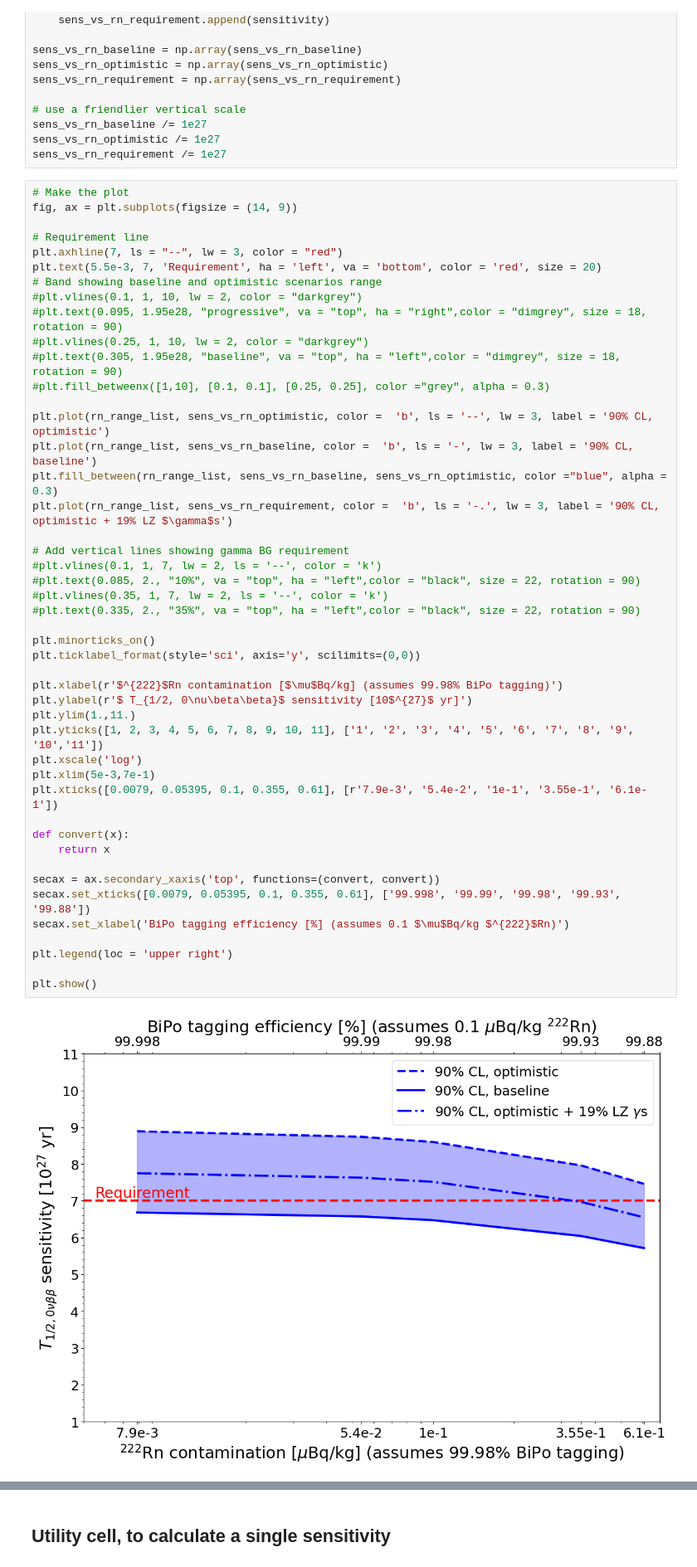
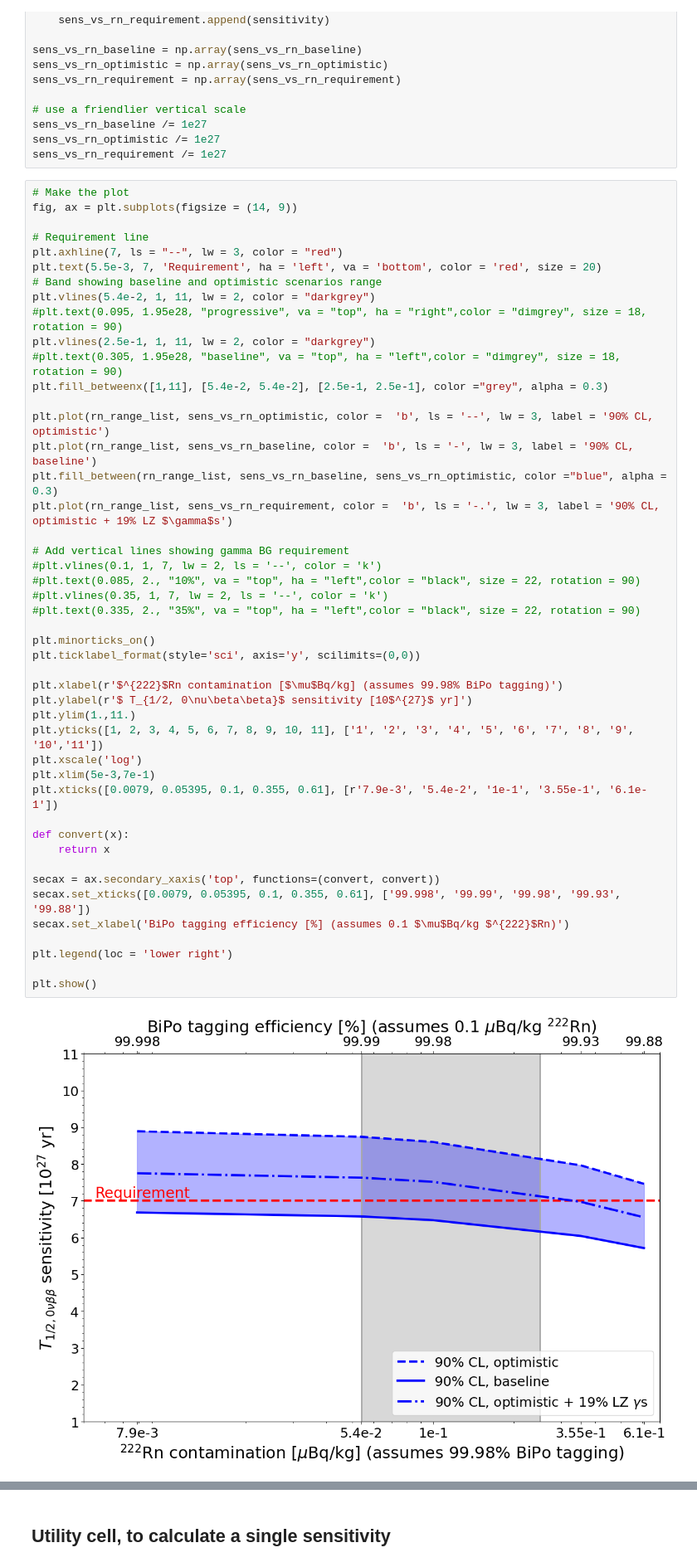
Before and after one commit to kdund/xlzd_reqtask_nufog, a Jupyter notebook: 0vbb/0vbb_Requirements.ipynb, the cells around one changed output, grey strips where cells are left out. Shown: that part at 83% size. Cells and saved outputs as stored; diff of their text form.

```diff
--- a/0vbb/0vbb_Requirements.ipynb
+++ b/0vbb/0vbb_Requirements.ipynb
@@ -354,43 +354,43 @@ fig, ax = plt.subplots(figsize = (14, 9))
 plt.axhline(7, ls = "--", lw = 3, color = "red")
 plt.text(5.5e-3, 7, 'Requirement', ha = 'left', va = 'bottom', color = 'red', size = 20)
 # Band showing baseline and optimistic scenarios range
-#plt.vlines(0.1, 1, 10, lw = 2, color = "darkgrey")
+plt.vlines(5.4e-2, 1, 11, lw = 2, color = "darkgrey")
 #plt.text(0.095, 1.95e28, "progressive", va = "top", ha = "right",color = "dimgrey", size = 18, rotation = 90)
-#plt.vlines(0.25, 1, 10, lw = 2, color = "darkgrey")
+plt.vlines(2.5e-1, 1, 11, lw = 2, color = "darkgrey")
 #plt.text(0.305, 1.95e28, "baseline", va = "top", ha = "left",color = "dimgrey", size = 18, rotation = 90)
-#plt.fill_betweenx([1,10], [0.1, 0.1], [0.25, 0.25], color ="grey", alpha = 0.3)
+plt.fill_betweenx([1,11], [5.4e-2, 5.4e-2], [2.5e-1, 2.5e-1], color ="grey", alpha = 0.3)
 
 plt.plot(rn_range_list, sens_vs_rn_optimistic, color =  'b', ls = '--', lw = 3, label = '90% CL, optimistic')
 plt.plot(rn_range_list, sens_vs_rn_baseline, color =  'b', ls = '-', lw = 3, label = '90% CL, baseline')
 plt.fill_between(rn_range_list, sens_vs_rn_baseline, sens_vs_rn_optimistic, color ="blue", alpha = 0.3)
 plt.plot(rn_range_list, sens_vs_rn_requirement, color =  'b', ls = '-.', lw = 3, label = '90% CL, optimistic + 19% LZ $\gamma$s')
 
 # Add vertical lines showing gamma BG requirement
 #plt.vlines(0.1, 1, 7, lw = 2, ls = '--', color = 'k')
 #plt.text(0.085, 2., "10%", va = "top", ha = "left",color = "black", size = 22, rotation = 90)
 #plt.vlines(0.35, 1, 7, lw = 2, ls = '--', color = 'k')
 #plt.text(0.335, 2., "35%", va = "top", ha = "left",color = "black", size = 22, rotation = 90)
 
 plt.minorticks_on()
 plt.ticklabel_format(style='sci', axis='y', scilimits=(0,0))
 
 plt.xlabel(r'$^{222}$Rn contamination [$\mu$Bq/kg] (assumes 99.98% BiPo tagging)')
 plt.ylabel(r'$ T_{1/2, 0\nu\beta\beta}$ sensitivity [10$^{27}$ yr]')
 plt.ylim(1.,11.)
 plt.yticks([1, 2, 3, 4, 5, 6, 7, 8, 9, 10, 11], ['1', '2', '3', '4', '5', '6', '7', '8', '9', '10','11'])
 plt.xscale('log')
 plt.xlim(5e-3,7e-1)
 plt.xticks([0.0079, 0.05395, 0.1, 0.355, 0.61], [r'7.9e-3', '5.4e-2', '1e-1', '3.55e-1', '6.1e-1'])
 
 def convert(x):
     return x
 
 secax = ax.secondary_xaxis('top', functions=(convert, convert))
 secax.set_xticks([0.0079, 0.05395, 0.1, 0.355, 0.61], ['99.998', '99.99', '99.98', '99.93', '99.88'])
 secax.set_xlabel('BiPo tagging efficiency [%] (assumes 0.1 $\mu$Bq/kg $^{222}$Rn)')
 
-plt.legend(loc = 'upper right')
+plt.legend(loc = 'lower right')
 
 plt.show()
 # %% [output]
-[figure, old version]
+[figure, new version]
```
Also changed, not shown: parts of 7 cells of this notebook.
